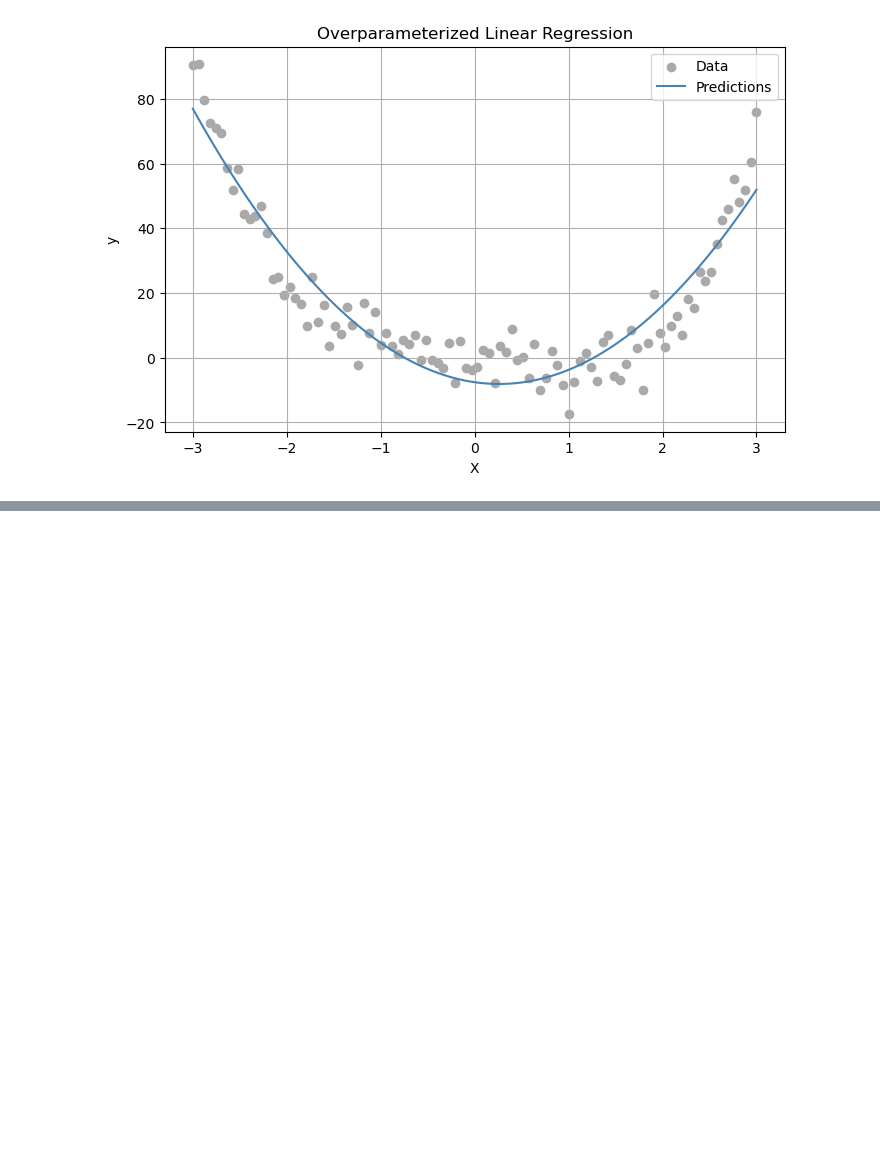
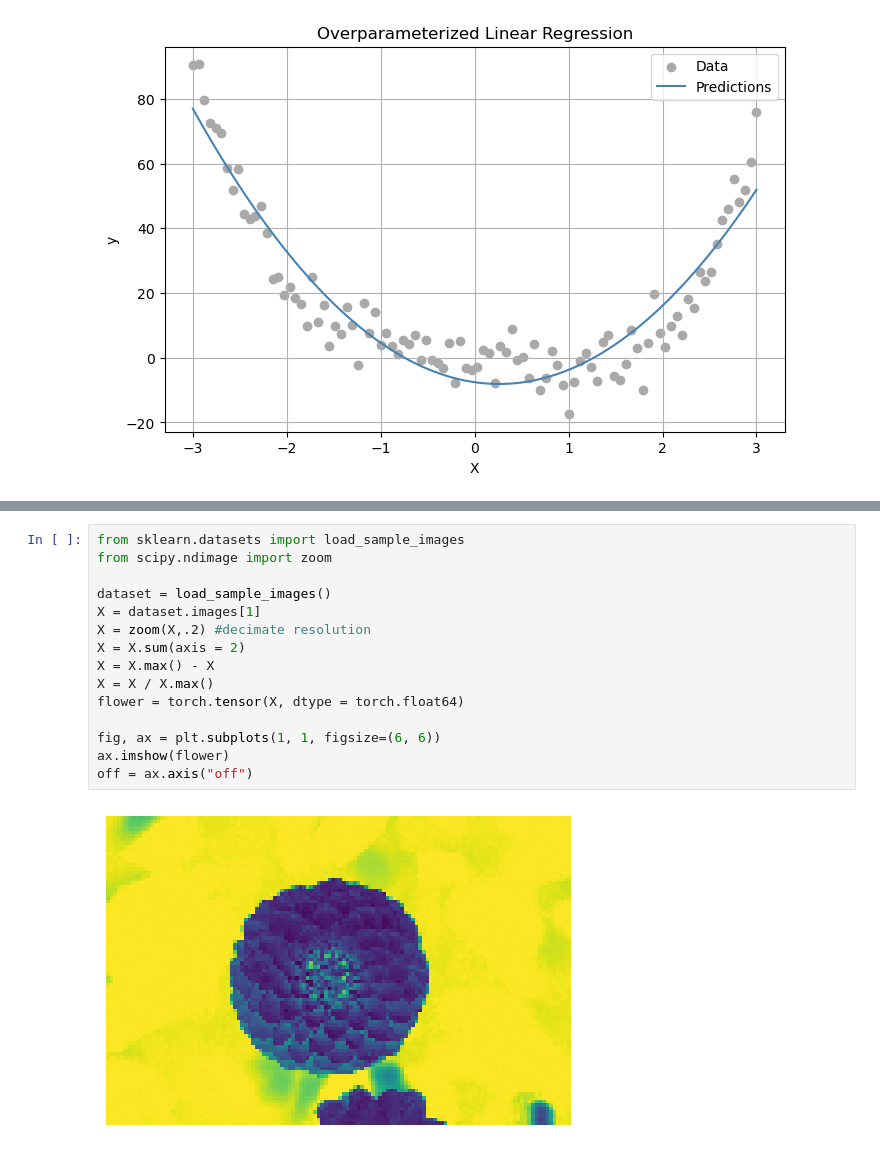
Before and after one commit to Pbabu-Github/ML-Projects, a Jupyter notebook: posts/Overfitting, Overparameterization, and Double Descent/index.ipynb, the cells around one changed output, grey strips where cells are left out. Saved outputs shown, nothing was run; the diff lists cells and outputs as text; blank space fills up the shorter version.

```diff
--- a/posts/Overfitting, Overparameterization, and Double Descent/index.ipynb
+++ b/posts/Overfitting, Overparameterization, and Double Descent/index.ipynb
@@ -85,0 +90,17 @@ In our graph about our plot shows that the model gets the general trend of the d
+# %%
+from sklearn.datasets import load_sample_images
+from scipy.ndimage import zoom
+
+dataset = load_sample_images()
+X = dataset.images[1]
+X = zoom(X,.2) #decimate resolution
+X = X.sum(axis = 2)
+X = X.max() - X
+X = X / X.max()
+flower = torch.tensor(X, dtype = torch.float64)
+
+fig, ax = plt.subplots(1, 1, figsize=(6, 6))
+ax.imshow(flower)
+off = ax.axis("off")
+# %% [output]
+[figure, added]
```
Also changed, not shown: parts of 11 cells of this notebook.
